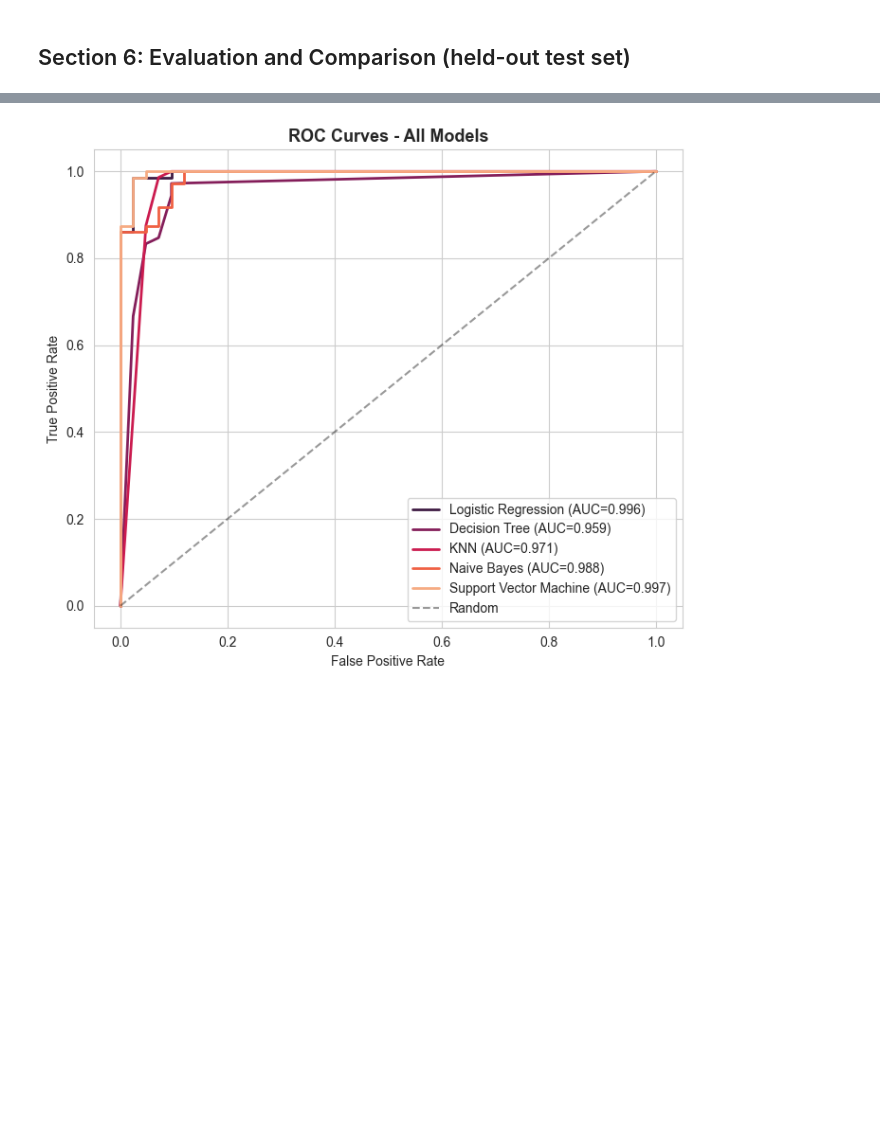
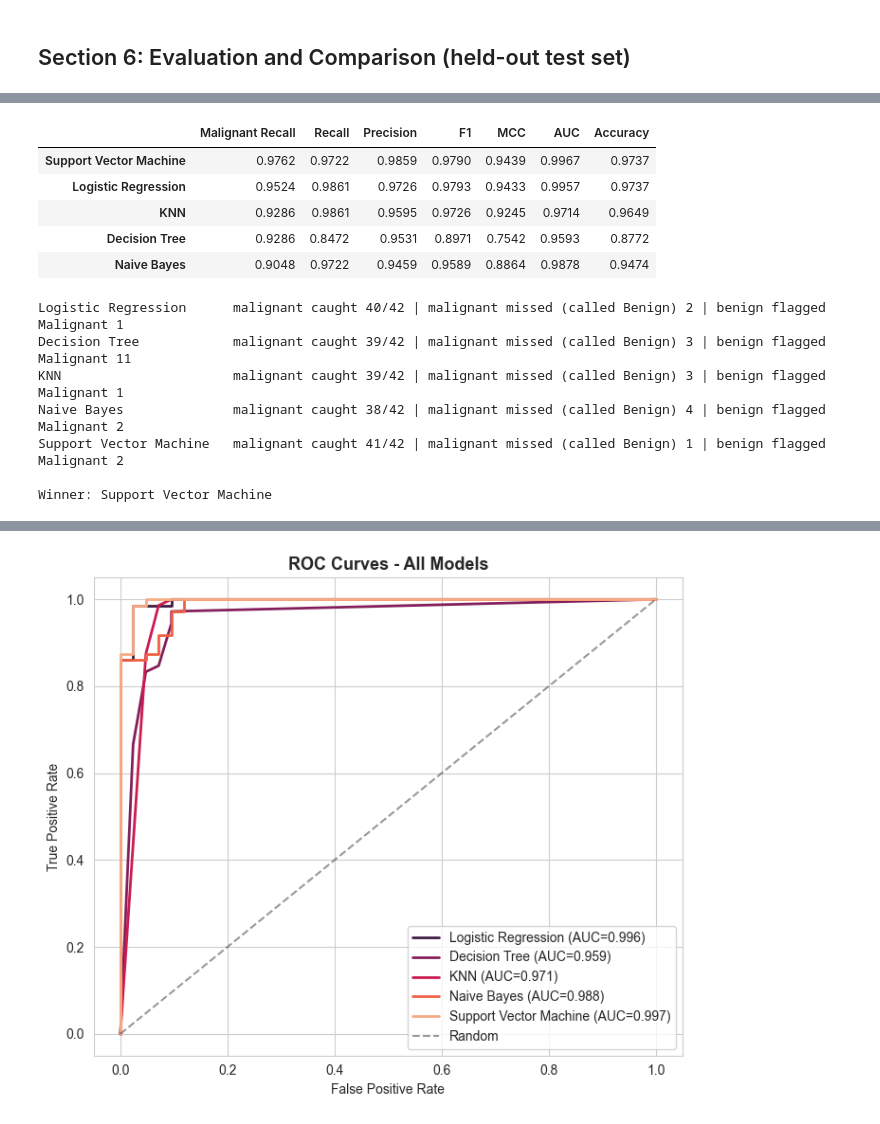
Before and after one commit to sujithvishal/2026AJ05357_ML_Assignment_2, a Jupyter notebook: ml2_assignment.ipynb, the cells around one changed output, grey strips where cells are left out. Saved outputs shown, nothing was run; the diff lists cells and outputs as text; code cells hidden in the pictures; blank space fills up the shorter version.

```diff
--- a/ml2_assignment.ipynb
+++ b/ml2_assignment.ipynb
@@ -473,3 +476,28 @@ display(results_df)
+# %%
+# Ranking: Malignant recall first (missing a malignant case is the costly error),
+# then F1 and MCC as tie-breaks.
+ranking = results_df.sort_values(by=['Malignant Recall', 'F1', 'MCC'], ascending=[False, False, False])
+display(ranking[['Malignant Recall', 'Recall', 'Precision', 'F1', 'MCC', 'AUC', 'Accuracy']])
+
+# Confusion-matrix counts behind Malignant recall (rows = actual, cols = predicted)
+for name, pipe in fitted_pipelines.items():
+    tn, fp, fn, tp = confusion_matrix(y_test, pipe.predict(X_test)).ravel()
+    print(f"{name:<24} malignant caught {tn}/{tn + fp} | malignant missed (called Benign) {fp} | benign flagged Malignant {fn}")
+print("\nWinner:", ranking.index[0])
+# %% [output]
+|  | Malignant Recall | Recall | Precision | F1 | MCC | AUC | Accuracy |
+| Support Vector Machine | 0.9762 | 0.9722 | 0.9859 | 0.9790 | 0.9439 | 0.9967 | 0.9737 |
+| Logistic Regression | 0.9524 | 0.9861 | 0.9726 | 0.9793 | 0.9433 | 0.9957 | 0.9737 |
+| KNN | 0.9286 | 0.9861 | 0.9595 | 0.9726 | 0.9245 | 0.9714 | 0.9649 |
+| Decision Tree | 0.9286 | 0.8472 | 0.9531 | 0.8971 | 0.7542 | 0.9593 | 0.8772 |
+| Naive Bayes | 0.9048 | 0.9722 | 0.9459 | 0.9589 | 0.8864 | 0.9878 | 0.9474 |
+Logistic Regression      malignant caught 40/42 | malignant missed (called Benign) 2 | benign flagged Malignant 1
+Decision Tree            malignant caught 39/42 | malignant missed (called Benign) 3 | benign flagged Malignant 11
+KNN                      malignant caught 39/42 | malignant missed (called Benign) 3 | benign flagged Malignant 1
+Naive Bayes              malignant caught 38/42 | malignant missed (called Benign) 4 | benign flagged Malignant 2
+Support Vector Machine   malignant caught 41/42 | malignant missed (called Benign) 1 | benign flagged Malignant 2
+
+Winner: Support Vector Machine
 # %%
 plot_df = results_df[metric_cols]
 
```
Also changed, not shown: parts of 5 cells of this notebook.
